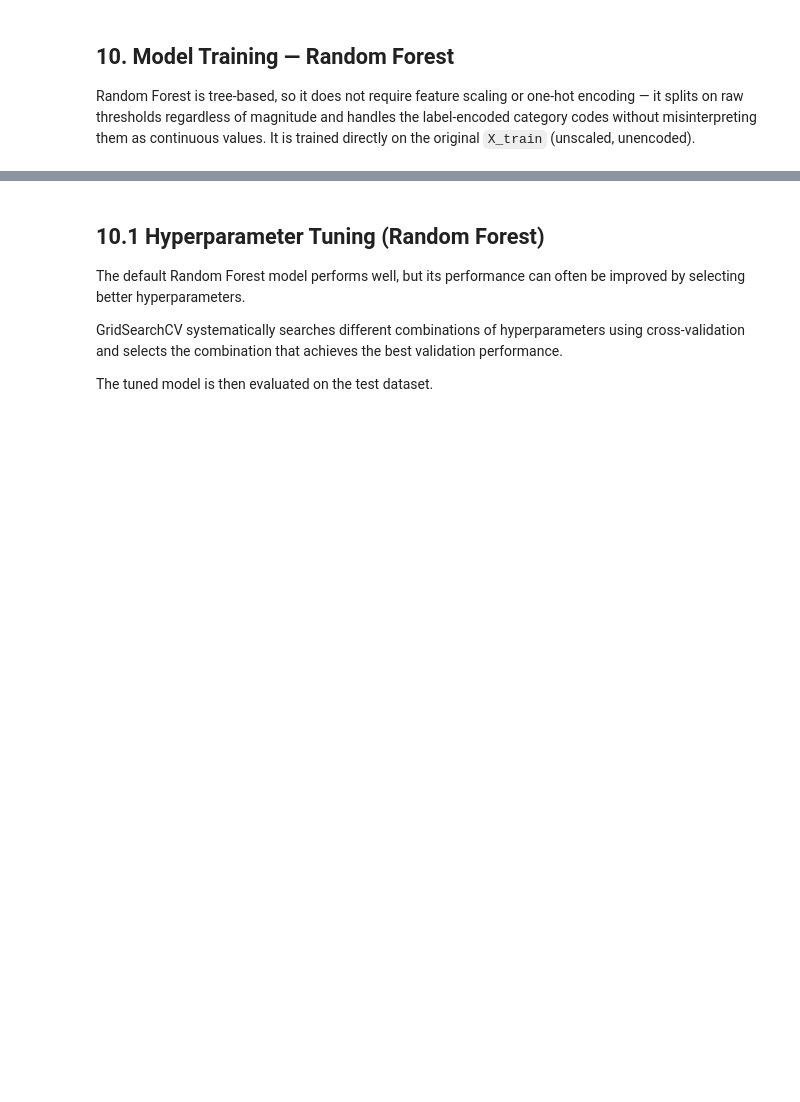
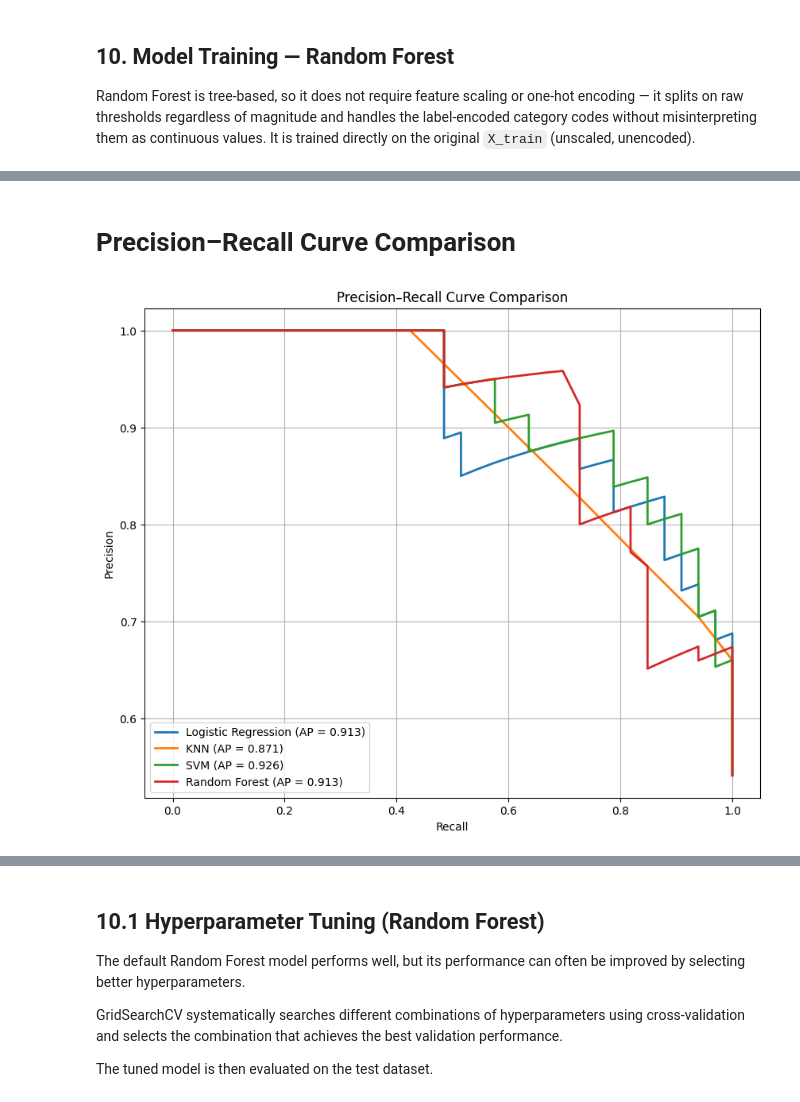
Before and after one commit to Danish925/ml-healthcare-journey, a Jupyter notebook: heart-disease-prediction/heart-disease-prediction.ipynb, the cells around one changed output, grey strips where cells are left out. Cells and saved outputs as stored; diff of their text form; code cells hidden in the pictures; blank space fills up the shorter version.

```diff
--- a/heart-disease-prediction/heart-disease-prediction.ipynb
+++ b/heart-disease-prediction/heart-disease-prediction.ipynb
@@ -905,0 +967,36 @@ ROC-AUC: 0.8907
+# %% [markdown]
+# Precision–Recall Curve Comparison
+# %%
+from sklearn.metrics import precision_recall_curve, average_precision_score
+import matplotlib.pyplot as plt
+
+plt.figure(figsize=(10, 8))
+
+models = {
+    "Logistic Regression": y_prob_log_reg,
+    "KNN": y_prob_knn,
+    "SVM": y_prob_svm,
+    "Random Forest": y_prob_rf
+}
+
+for name, probs in models.items():
+
+    precision, recall, _ = precision_recall_curve(y_test, probs)
+    ap = average_precision_score(y_test, probs)
+
+    plt.plot(
+        recall,
+        precision,
+        linewidth=2,
+        label=f"{name} (AP = {ap:.3f})"
+    )
+
+plt.xlabel("Recall")
+plt.ylabel("Precision")
+plt.title("Precision–Recall Curve Comparison")
+plt.legend(loc="lower left")
+plt.grid(True)
+
+plt.show()
+# %% [output]
+[figure, added]
```
Also changed, not shown: parts of 19 cells of this notebook.
